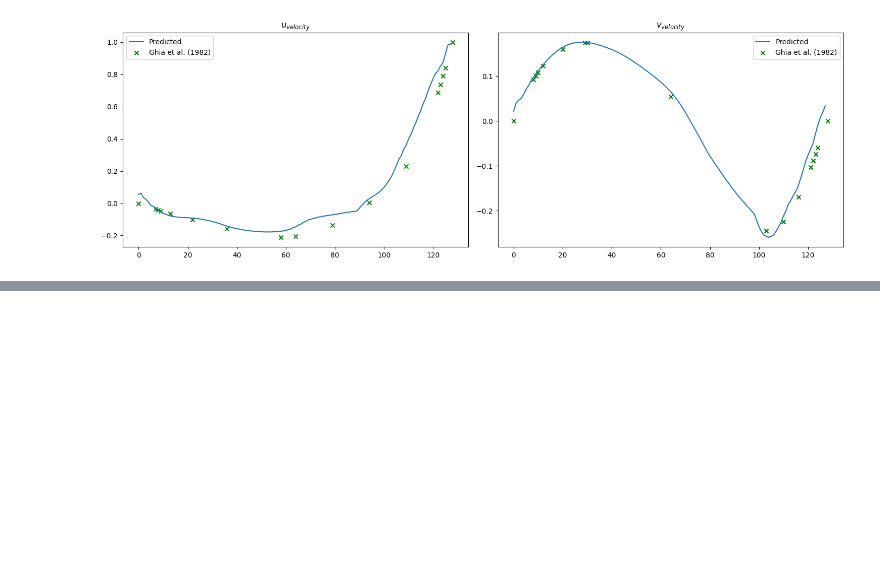
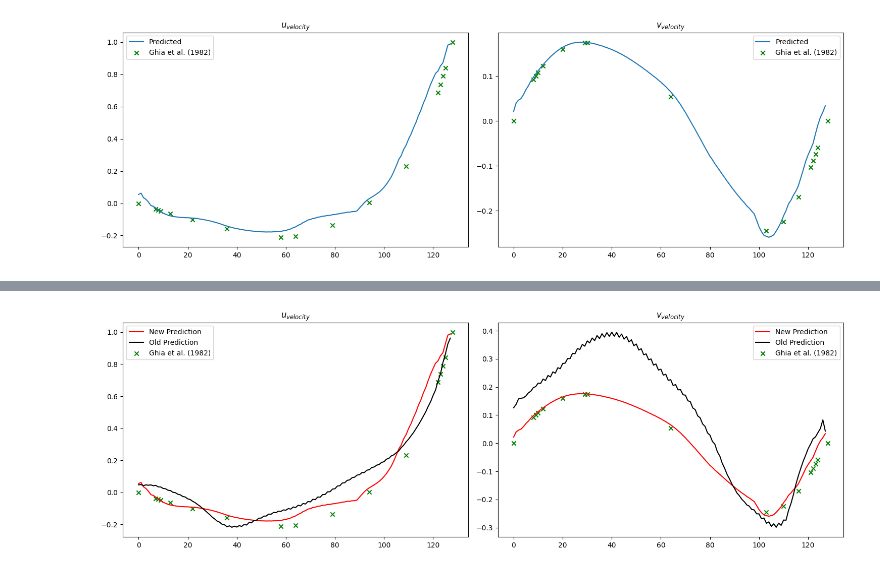
Before and after one commit to schneialexan/ba-thesis, a Jupyter notebook: u_net/v08/test_ghia.ipynb, the cells around one changed output, grey strips where cells are left out. Saved outputs shown, nothing was run; the diff lists cells and outputs as text; code cells hidden in the pictures; blank space fills up the shorter version.

```diff
--- a/u_net/v08/test_ghia.ipynb
+++ b/u_net/v08/test_ghia.ipynb
@@ -113,0 +147,30 @@ plt.show()
+# %%
+old_u = one_output_old[1]
+old_v = one_output_old[2]
+
+old_u = old_u * (u_original.max() - u_original.min()) + u_original.min()
+old_v = old_v * (v_original.max() - v_original.min()) + v_original.min()
+
+# get middle line
+old_u_middle_line = old_u[:, 64][::-1]
+old_v_middle_line = old_v[64, :]
+# %%
+# add the simulation results to the plot
+fig, ax = plt.subplots(1, 2, figsize=(15, 5))
+ax[0].plot(u_middle_line, label='New Prediction', color='red')
+ax[0].plot(old_u_middle_line, label='Old Prediction', color='black')
+ax[0].scatter(reference_ux_RE_100.keys(), reference_ux_RE_100.values(), label='Ghia et al. (1982)', marker='x', color='green')
+ax[0].set_title('$u_{velocity}$')
+ax[0].legend()
+
+ax[1].plot(v_middle_line, label='New Prediction', color='red')
+ax[1].plot(old_v_middle_line, label='Old Prediction', color='black')
+ax[1].scatter(reference_uy_RE_100.keys(), reference_uy_RE_100.values(), label='Ghia et al. (1982)', marker='x', color='green')
+ax[1].set_title('$v_{velocity}$')
+ax[1].legend()
+
+plt.tight_layout()
+plt.savefig('ghia_et_al_with_simulation_1k.png')
+plt.show()
+# %% [output]
+[figure, added]
```
Also changed, not shown: parts of 4 cells of this notebook, 10 other files.
